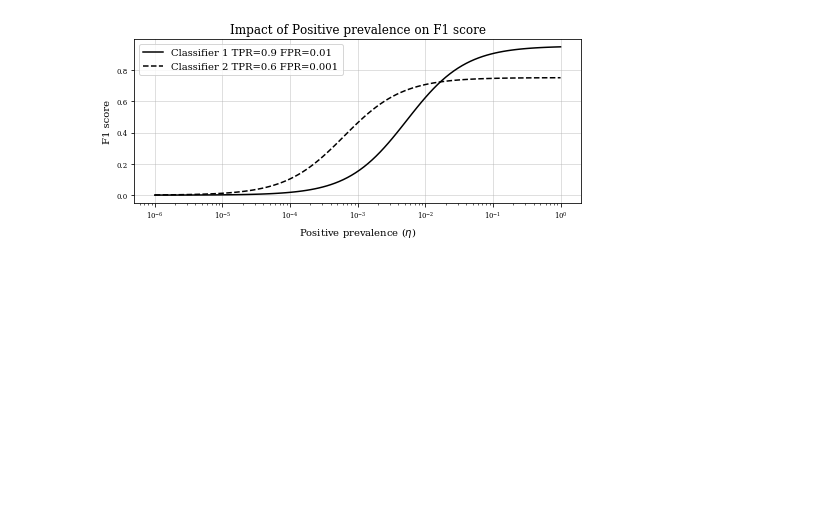
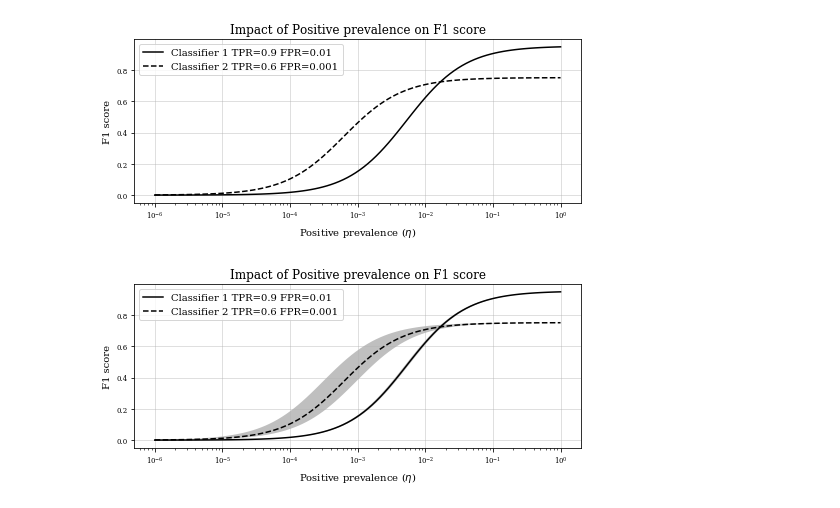
Before and after one commit to CiscoCTA/nci_eval, a Jupyter notebook: notebooks/positive_prior_vs_f1_score_plot.ipynb, the cells around one changed output. Saved outputs shown, nothing was run; the diff lists cells and outputs as text; code cells hidden in the pictures; blank space fills up the shorter version.

```diff
--- a/notebooks/positive_prior_vs_f1_score_plot.ipynb
+++ b/notebooks/positive_prior_vs_f1_score_plot.ipynb
@@ -49,2 +44,9 @@ fig = PositivePriorF1ScorePlot().plot(classifiers_tpr=[0.9, 0.6],
 # %% [output]
 [figure]
+# %%
+fig = PositivePriorF1ScorePlot() \
+    .add(tpr=0.9, fpr=0.01, name="Classifier 1", sigma_tpr=0.01, sigma_fpr=0.0005) \
+    .add(tpr=0.6, fpr=0.001, name="Classifier 2",  sigma_tpr=0.01, sigma_fpr=0.0005) \
+    .plot(positive_priors=np.logspace(-6, 0, num=100), figsize=(8,3))
+# %% [output]
+[figure, added]
```
Also changed, not shown: parts of 3 cells of this notebook, 2 other files.
